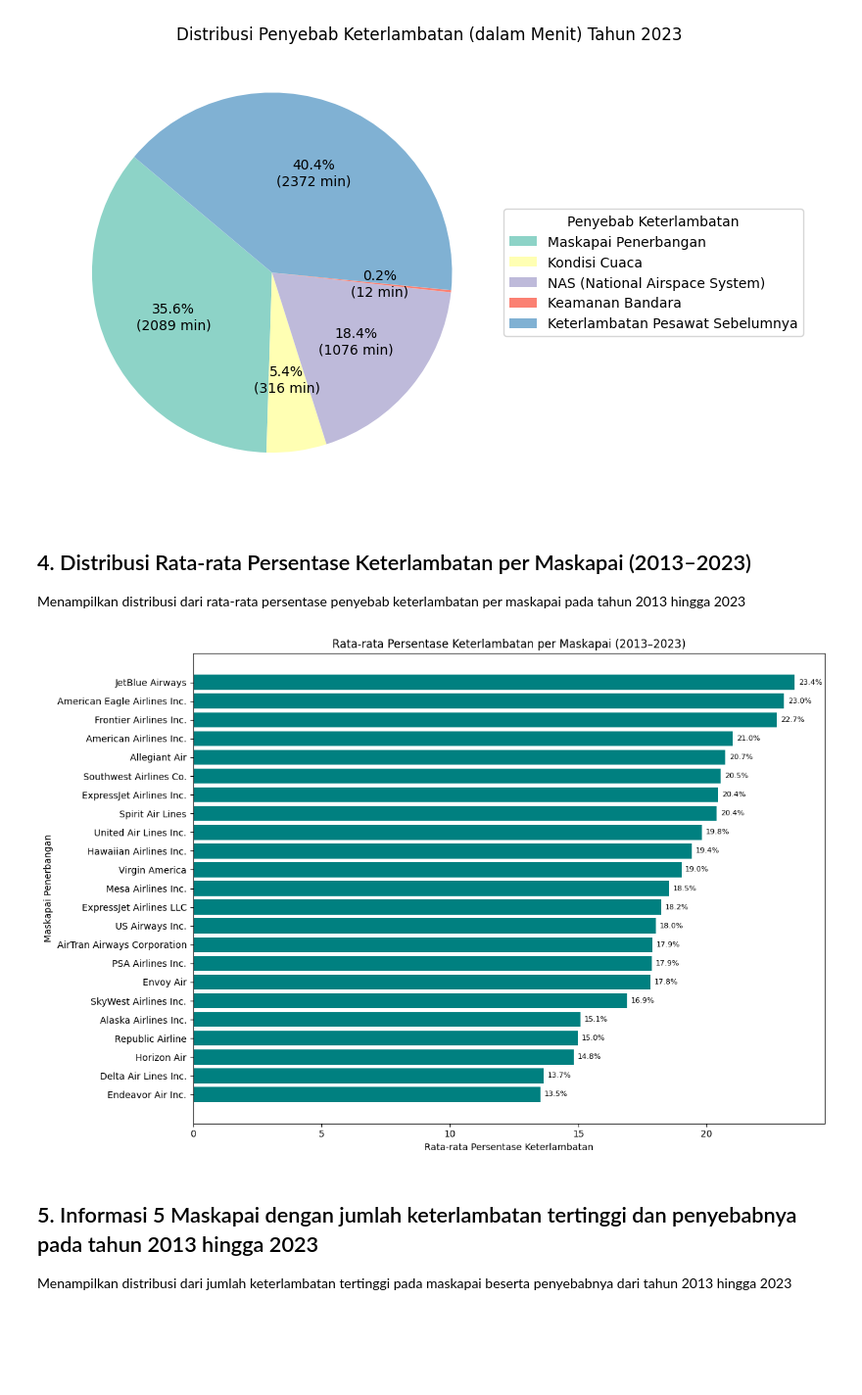
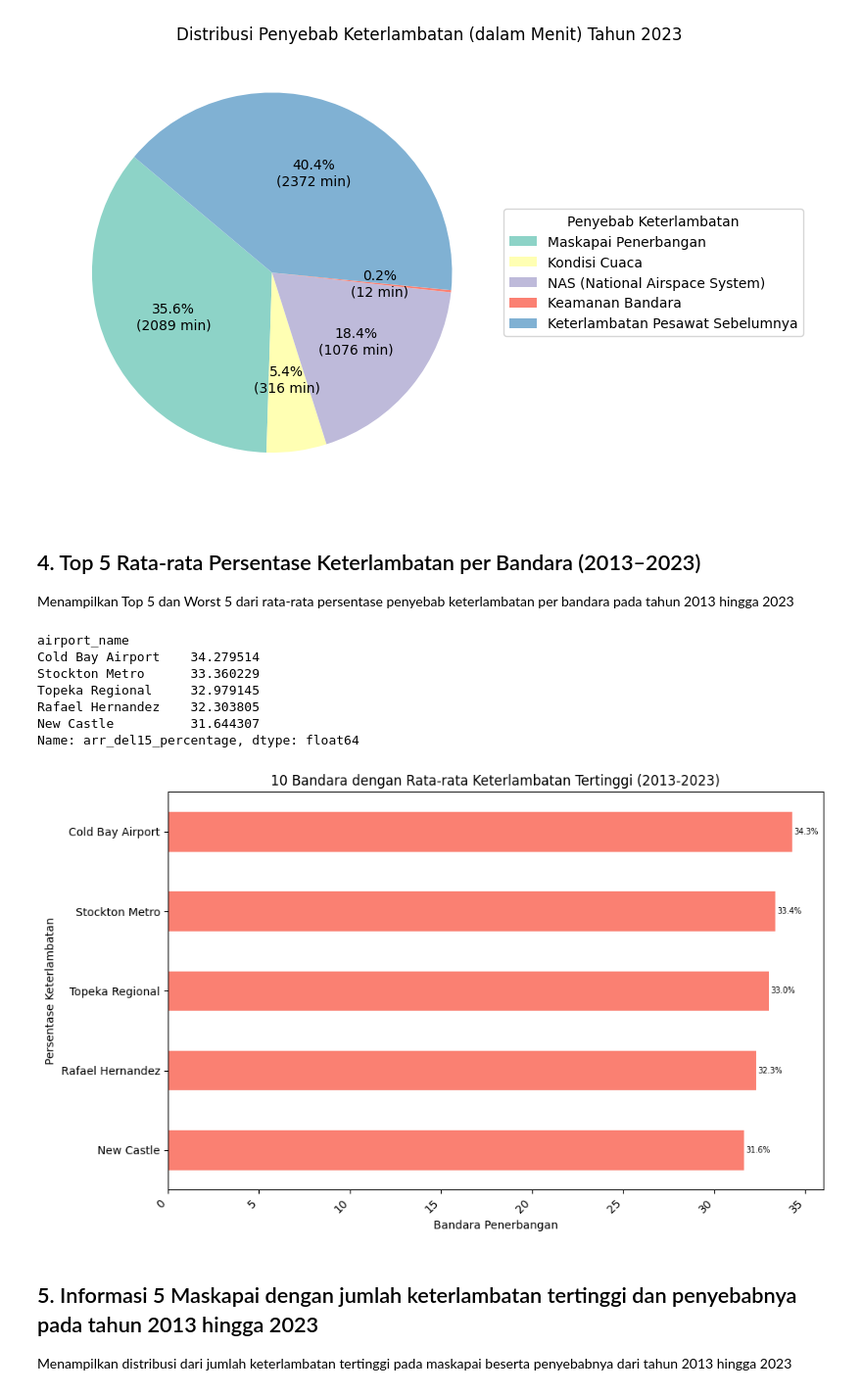
Before and after one commit to jasonrivalino/IF4061_StaticData_USAirlineDelay, a Jupyter notebook: airline_data_EDA.ipynb, the cells around one changed output. Shown at 98% size. Saved outputs shown, nothing was run; the diff lists cells and outputs as text; code cells hidden in the pictures; blank space fills up the shorter version.

```diff
--- a/airline_data_EDA.ipynb
+++ b/airline_data_EDA.ipynb
@@ -311,35 +472,39 @@ plt.show()
 # %% [output]
 [figure]
 # %% [markdown]
-## 4. Distribusi Rata-rata Persentase Keterlambatan per Maskapai (2013–2023)
-Menampilkan distribusi dari rata-rata persentase penyebab keterlambatan per maskapai pada tahun 2013 hingga 2023
+## 4. Top 5 Rata-rata Persentase Keterlambatan per Bandara (2013–2023)
+Menampilkan Top 5 dan Worst 5 dari rata-rata persentase penyebab keterlambatan per bandara pada tahun 2013 hingga 2023
-# %%
-# Menghitung rata-rata keterlambatan untuk setiap maskapai
-carrier_avg_delay = airline_data.groupby('carrier_name')['arr_del15_percentage'].mean().sort_values()
-
-# Plot horizontal bar chart
-fig, ax = plt.subplots(figsize=(12, 8))
-bars = ax.barh(carrier_avg_delay.index, carrier_avg_delay.values, color='teal')
-
-# Tambahkan label persentase di ujung bar
-for bar in bars:
-    width = bar.get_width()
-    ax.text(
-        width + 0.15,                  # posisi x (kanan sedikit dari ujung bar)
-        bar.get_y() + bar.get_height() / 2,  # posisi y (tengah bar)
-        f'{width:.1f}%',             # format teks
-        va='center',                 # vertical alignment
-        fontsize=8
-    )
-
-# Tambahkan judul dan label sumbu
-ax.set_title('Rata-rata Persentase Keterlambatan per Maskapai (2013–2023)')
-ax.set_xlabel('Rata-rata Persentase Keterlambatan')
-ax.set_ylabel('Maskapai Penerbangan')
-plt.tight_layout()
-plt.show()
-# %% [output]
-[figure, removed]
+# %%
+# Menentukan 10 bandara dengan rasio keterlambatan tertinggi (nanti olah datanya diskusi dulu mau diubah atogak)
+# top_airports = airline_data.groupby('airport_name')['arr_del15_percentage'].mean().sort_values(ascending=False).head(10)
+top_airports = airline_data.groupby('airport_name')['arr_del15_percentage'].mean().sort_values(ascending=False).iloc[1:6]
+print(top_airports)
+
+# Sorting the top airports by average delay percentage
+top_airports = top_airports.sort_values(ascending=True)
+
+# Plot bar chart
+ax = top_airports.plot(kind='barh', figsize=(10, 6), color='salmon')
+plt.title('10 Bandara dengan Rata-rata Keterlambatan Tertinggi (2013-2023)')
+plt.xlabel('Bandara Penerbangan')
+plt.ylabel('Persentase Keterlambatan')
+plt.xticks(rotation=45, ha='right')
+
+# Menambahkan label persentase di atas setiap bar
+for i, v in enumerate(top_airports):
+    ax.text(v + 0.1, i, f"{v:.1f}%", color='black', va='center', fontsize=7)
+
+plt.tight_layout()
+plt.show()
+# %% [output]
+airport_name
+Cold Bay Airport    34.279514
+Stockton Metro      33.360229
+Topeka Regional     32.979145
+Rafael Hernandez    32.303805
+New Castle          31.644307
+Name: arr_del15_percentage, dtype: float64
+[figure, added]
 # %% [markdown]
 ## 5. Informasi 5 Maskapai dengan jumlah keterlambatan tertinggi dan penyebabnya pada tahun 2013 hingga 2023
 Menampilkan distribusi dari jumlah keterlambatan tertinggi pada maskapai beserta penyebabnya dari tahun 2013 hingga 2023
```
Also changed, not shown: parts of 24 cells of this notebook.
